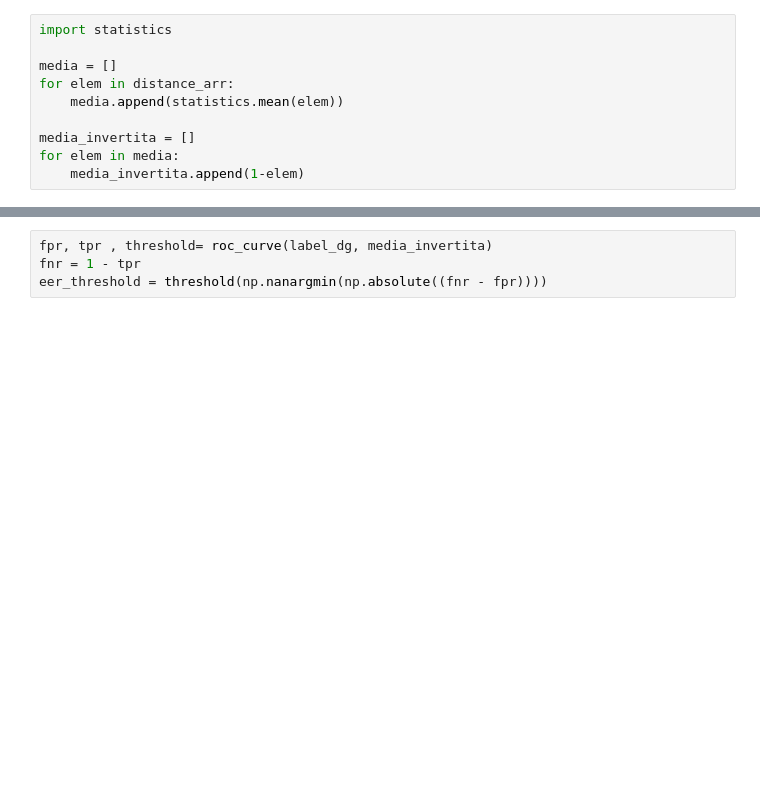
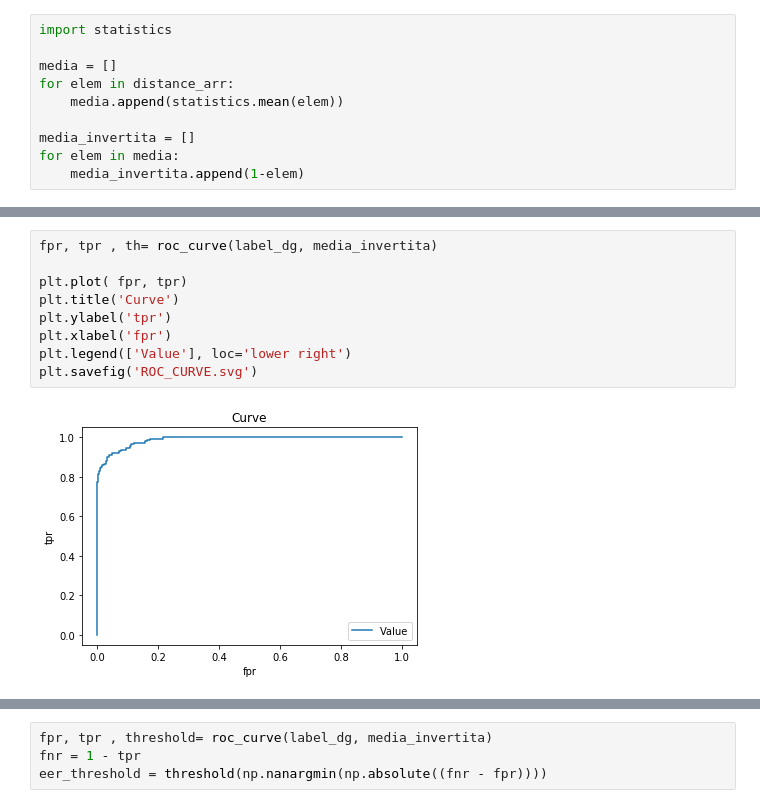
Before and after one commit to antoniomuso/PeterPen, a Jupyter notebook: data_processing/TIME_WARP.ipynb, the cells around one changed output, grey strips where cells are left out. Saved outputs shown, nothing was run; the diff lists cells and outputs as text; blank space fills up the shorter version.

```diff
--- a/data_processing/TIME_WARP.ipynb
+++ b/data_processing/TIME_WARP.ipynb
@@ -185,2 +184,13 @@ array([0.99646582, 0.99646449, 0.99641285, 0.99638404, 0.99637754,
+# %%
+fpr, tpr , th= roc_curve(label_dg, media_invertita)
+
+plt.plot( fpr, tpr)
+plt.title('Curve')
+plt.ylabel('tpr')
+plt.xlabel('fpr')
+plt.legend(['Value'], loc='lower right')
+plt.savefig('ROC_CURVE.svg')
+# %% [output]
+[figure, added]
 # %%
 precision, recall, th = precision_recall_curve(label_dg, media_invertita)
```
Also changed, not shown: parts of 2 cells of this notebook, 4 other files.
